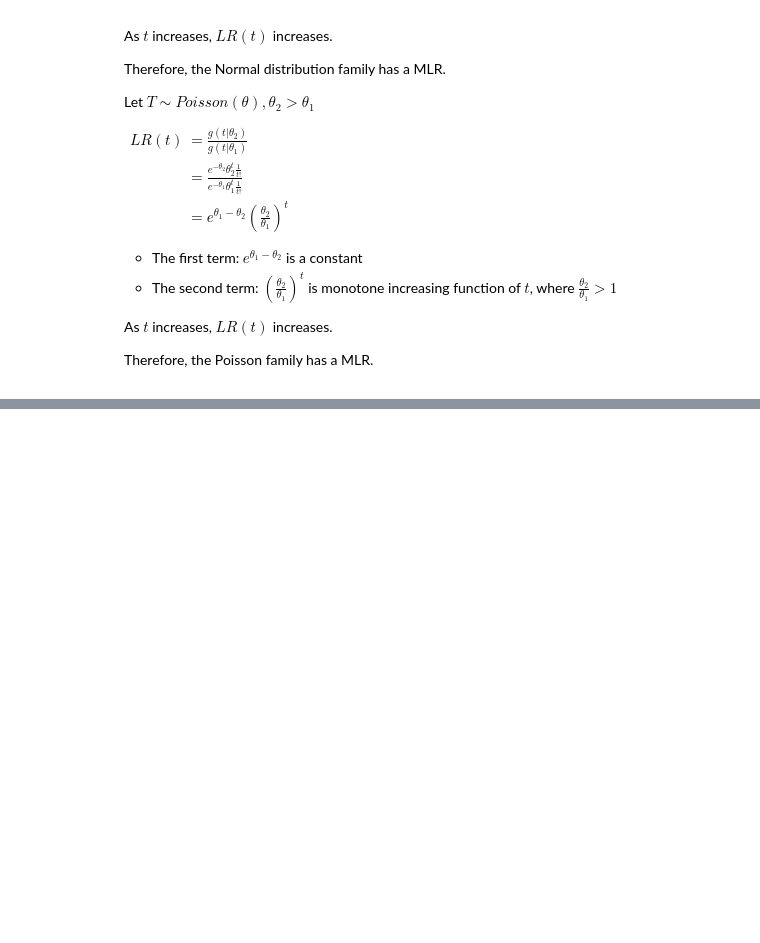
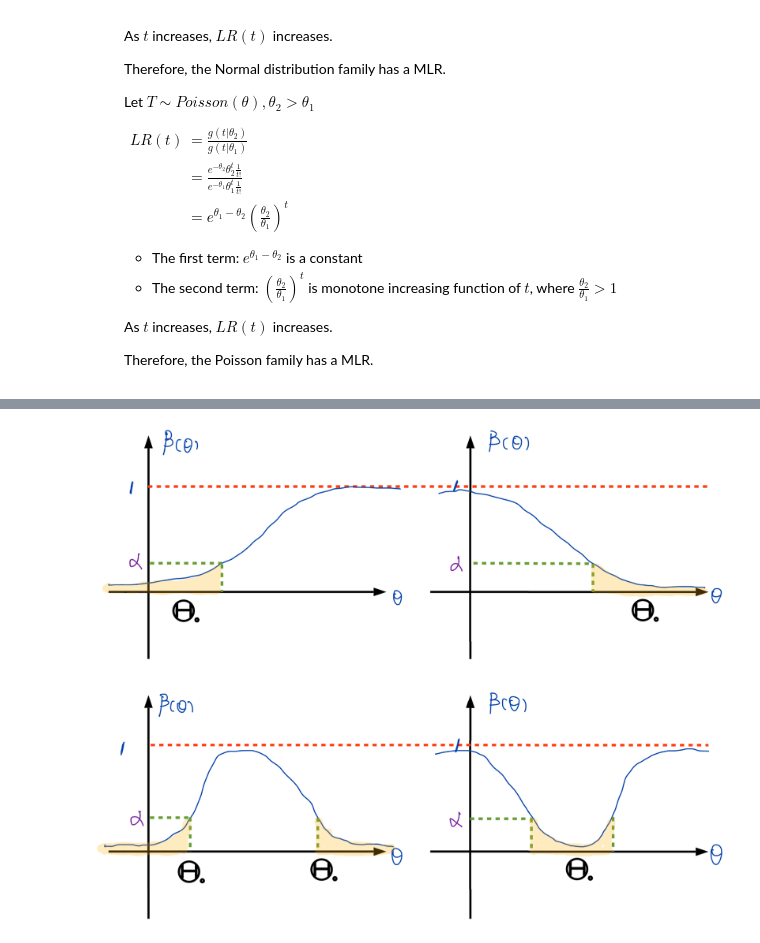
Before and after one commit to Thomson-Cui/Theoretical-Statistics-II, a Jupyter notebook: Chapter_08_03_Most_Powerful_Tests_and_p_values.ipynb, the cells around one changed output, grey strips where cells are left out. Saved outputs shown, nothing was run; the diff lists cells and outputs as text; code cells hidden in the pictures; blank space fills up the shorter version.

```diff
--- a/Chapter_08_03_Most_Powerful_Tests_and_p_values.ipynb
+++ b/Chapter_08_03_Most_Powerful_Tests_and_p_values.ipynb
@@ -363,0 +389,5 @@ is a monotone function of $t$ on $\{t:g(t|\theta_1)>0\text{ or }g(t|\theta_2)>0\
+# %%
+from IPython.display import Image
+Image(filename="Images\\Power_Funtions.jpg")
+# %% [output]
+[figure, added]
```
Also changed, not shown: parts of 3 cells of this notebook.
